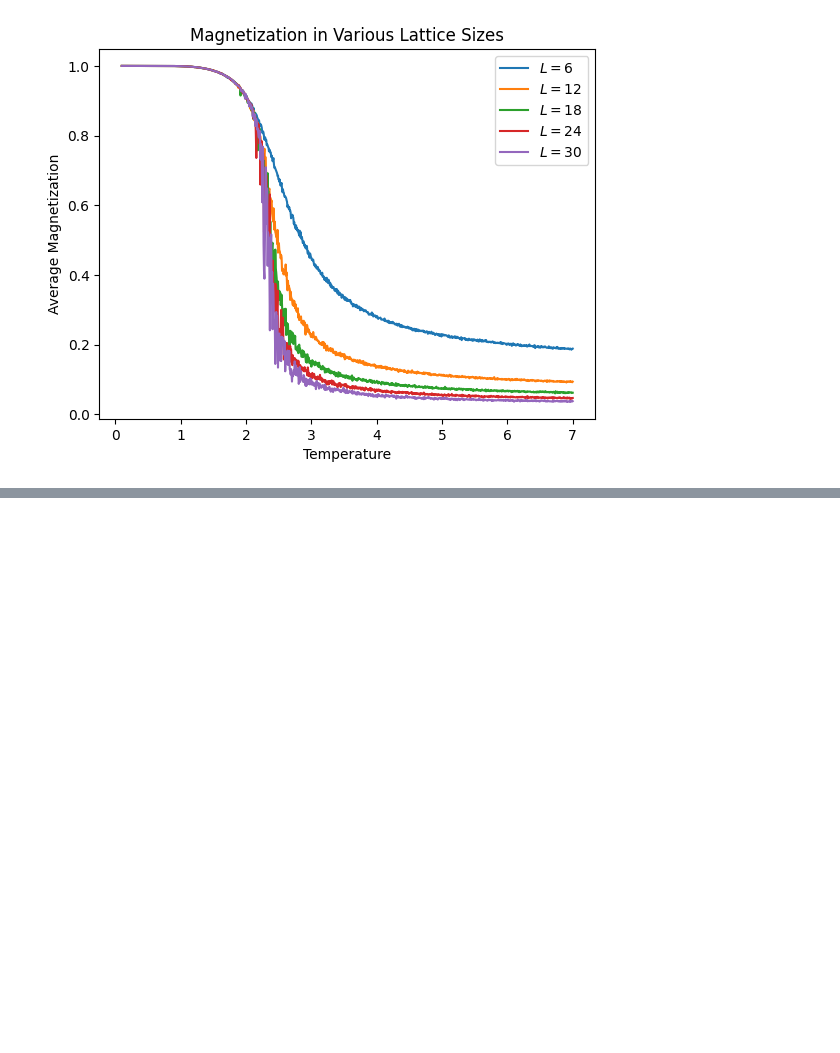
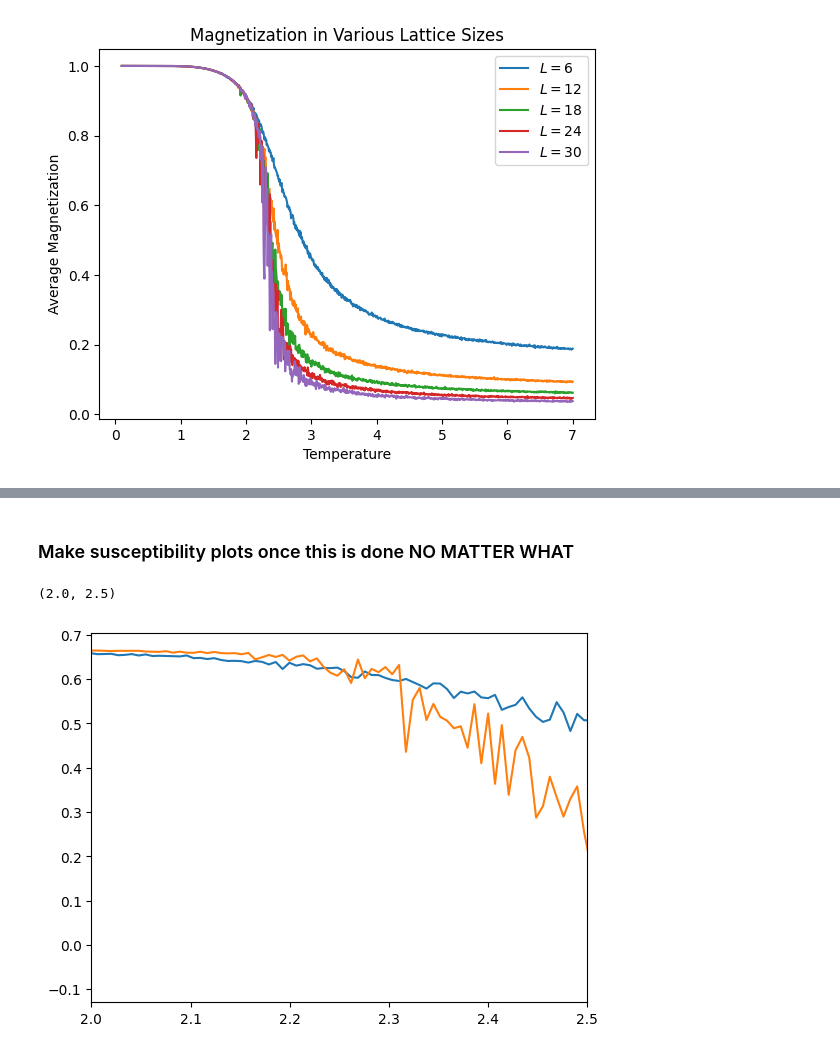
Before and after one commit to noahchanoah/thesis, a Jupyter notebook: Fising.ipynb, the cells around one changed output, grey strips where cells are left out. Saved outputs shown, nothing was run; the diff lists cells and outputs as text; code cells hidden in the pictures; blank space fills up the shorter version.

Commit message:
Determine critical temp and suscep.

```diff
--- a/Fising.ipynb
+++ b/Fising.ipynb
@@ -298,0 +368,22 @@ with open('ThreeHourMagABS.txt', 'w') as filehandle:
+# %%
+#SIZE = 10
+avgm210 = []
+avgm410 = []
+size = 10
+lat = initLattice(size,False)
+
+tempRange = np.linspace(2.1,2.4,1000)
+for temp in tempRange:
+    percent = round((temp / 7) * 100, 1)
+    print("T = %s      %s%%      s=%s" % (round(temp,3), percent, size))
+    m10 = m24(lat, temp, 1000000) #lattice size 20 mags
+    m210 = m10[0] #m^2 for lattice size 20
+    m410 = m10[1] #m^4 for lattice size 20
+
+    #average m^2
+    avg210 = np.average(m210)  # get rid of normalization  / (np.power(size,2)) / (np.power(size,2))
+    avgm210.append(avg210)
+
+    #average m^4
+    avg410 = np.average(m410)  # get rid of normalization  / (np.power(size,2))/ (np.power(size,2))
+    avgm410.append(avg410)
@@ -298,0 +408,17 @@ with open('ThreeHourMagABS.txt', 'w') as filehandle:
+# %%
+div10 = []
+for i in range(len(avgm210)):
+    div10.append(1 - (avgm410[i]) / (3*np.power(avgm210[i],2)) )
+# %%
+div20 = []
+for i in range(len(avgm220)):
+    div20.append(1 - (avgm420[i]) / (3*np.power(avgm220[i],2)) )
+# %% [markdown]
+### Make susceptibility plots once this is done NO MATTER WHAT
+# %%
+plt.plot(tempRange, div10)
+plt.plot(tempRange, div20)
+plt.xlim(2,2.5)
+# %% [output]
+(2.0, 2.5)
+[figure, added]
```
Also changed, not shown: parts of 9 cells of this notebook.
